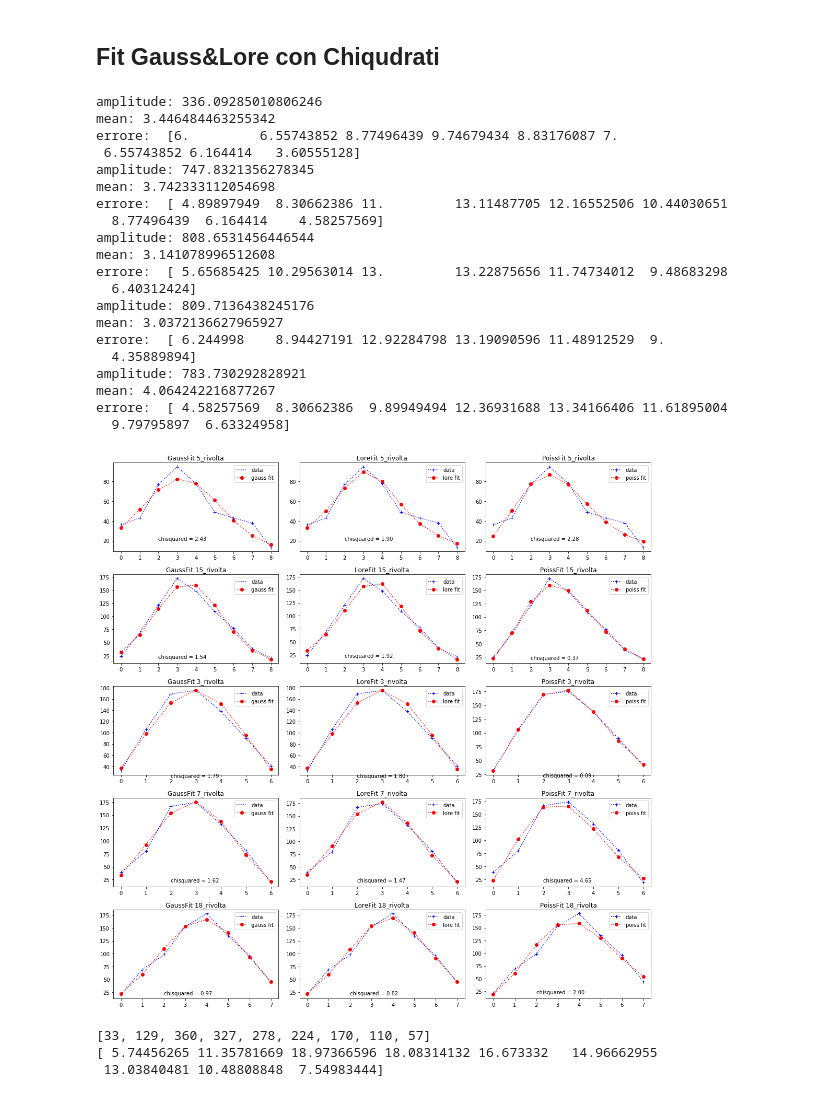
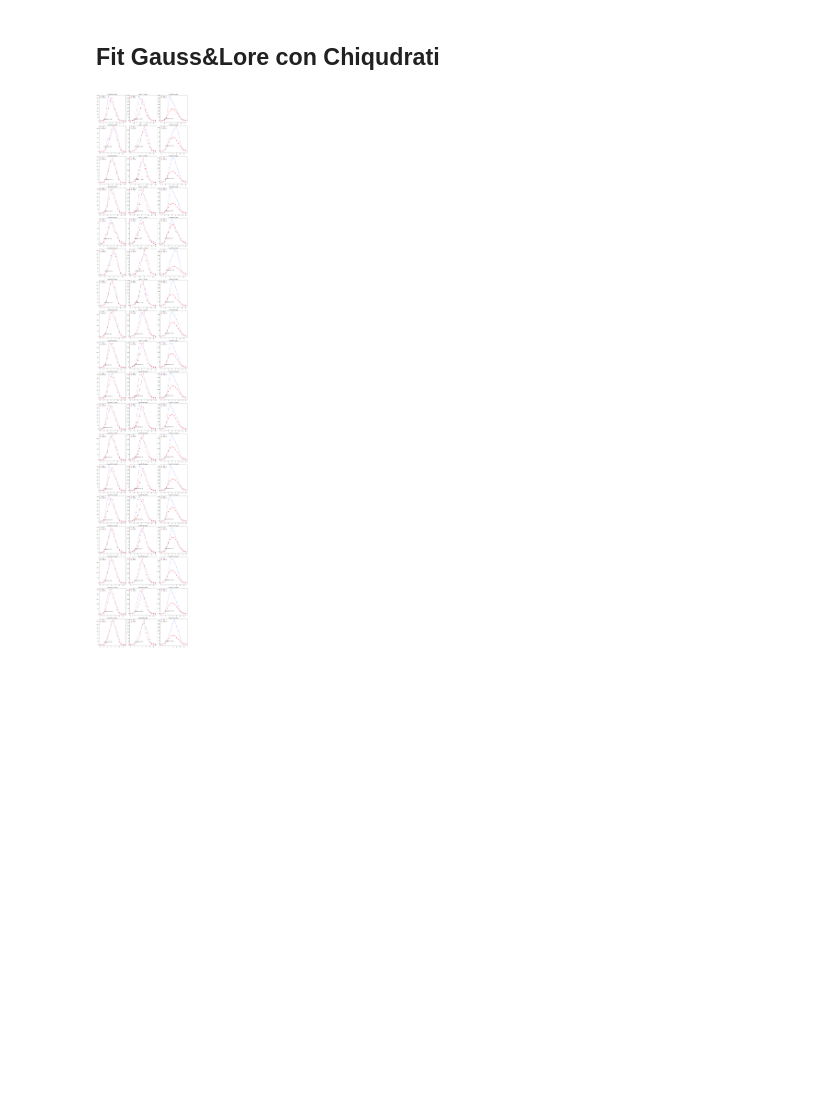
Before and after one commit to jackdeandrea/Econofisica, a Jupyter notebook: definizione_rivolte_fit.ipynb, the cells around one changed output. Drawn from its saved outputs; the diff is of its cells as text; code cells hidden in the pictures; blank space fills up the shorter version.

```diff
--- a/definizione_rivolte_fit.ipynb
+++ b/definizione_rivolte_fit.ipynb
@@ -58,7 +59,7 @@ def chiquadronorm(oss, fit, sigma, ddof, aiuto=False, norm=True):
 
 def gauss(x,a,x0,sigma,baseline):
     'Ritorna array gaussiano a partire da lista x secondo i parametri a,x0,sigma'
-    return (baseline + a*exp(-(x-x0)**2/(sigma*sigma)))
+    return (baseline + a*exp(-(x-x0)**2/(2*sigma*sigma)))
 
 
 def lore(x, a, x0, y0, baseline):
@@ -78,6 +79,11 @@ def fattoriale(x):
 def poisson(x, a, media, baseline):
     result = baseline + a*(media**x)*np.exp(-media)/fattoriale(x)
     return(result)
+
+def landau(x, mpv, eta, A, baseline):
+    x=double(x)
+    'Ritorna array landauiano a partire da lista x secondo i parametri suoi'
+    return (baseline + double(pylandau.landau(x, mpv=mpv, eta=eta, A=A)))
 # %% [markdown]
 ## Selecting Spikes
 # %%
@@ -121,7 +146,7 @@ def isola_spikes (y):
 # %% [markdown]
 ## Creo dizionario delle rivolte
 # %%
-rivolte_dict = isola_spikes(y)
+rivolte_dict = isola_spikes(y, 3)
 # %% [markdown]
 ## Seleziono N spikes a caso
 # %%
@@ -137,10 +162,13 @@ choosen_list = bellerivolte
 # %% [markdown]
 ## Fit Gauss&Lore con Chiqudrati
 # %%
-fig, ax = plt.subplots(nrows=len(choosen_list), ncols=3, figsize=(15,15))
+fig, ax = plt.subplots(nrows=len(rivolte_dict.keys()), ncols=3, figsize=(15,90))
 
+gauss_chisq_list = []
+lore_chisq_list = []
+poiss_chisq_list = []
 
-for i, rivolta in enumerate(choosen_list):
+for i, rivolta in enumerate(rivolte_dict.keys()):
 
     y = rivolte_dict[rivolta]
     x = range(len(y))
@@ -150,6 +178,7 @@ for i, rivolta in enumerate(choosen_list):
     #sigma_gauss = 2*sqrt(np.abs(gauss_params[2]*gauss_params[2]*2*log(2)))
     gauss_params,gauss_cov = curve_fit(gauss,x,y,p0=[200.,3.,2.5,0],sigma=sigma_gauss)
     gauss_red_chisq = chiquadronorm(y, gauss(x,*gauss_params), sigma_gauss, len(y)-len(gauss_params), norm=True)
+    gauss_chisq_list.append(gauss_red_chisq)
     #print('amplitude:', gauss_params[0])
     #print('mean:', gauss_params[1])
     #print('sigma:', gauss_params[2])
@@ -159,68 +188,49 @@ for i, rivolta in enumerate(choosen_list):
     sigma_lore = sigma_gauss
     lore_params,lore_cov = curve_fit(lore,x,y,p0=[-500.,3.,-2.,-30.],sigma=sigma_gauss)
     lore_red_chisq = chiquadronorm(y, lore(x,*lore_params), sigma_lore, len(y)-len(lore_params), norm=True)
+    lore_chisq_list.append(lore_red_chisq)
     #print('amplitude:', lore_params[0])
     #print('mean:', lore_params[1])
     #print('y0:', lore_params[2])
     #print('baseline:', lore_params[3])
     #print('errore: ', sigma_lore)
 
     sigma_poiss = sigma_gauss
     poiss_params,poiss_cov = curve_fit(poisson,x,y, p0=[400.,3.,0], sigma=sigma_poiss)
     poiss_red_chisq = chiquadronorm(y, poisson(x, *poiss_params), sigma_poiss, len(y)-len(poiss_params), norm=True)
-    print('amplitude:', poiss_params[0])
-    print('mean:', poiss_params[1])
-    print('errore: ', sigma_poiss)
+    poiss_chisq_list.append(poiss_red_chisq)
+    #print('amplitude:', poiss_params[0])
+    #print('mean:', poiss_params[1])
+    #print('errore: ', sigma_poiss)
+
+    landau_params, landau_cov = curve_fit(landau, x, y, p0=[3,5,100,0], sigma=sigma_gauss)
+    landau_red_chisq = chiquadronorm(y, landau(x,*landau_params), sigma_gauss, len(y)-len(landau_params), norm=True)
 
     ax[i][0].plot(x,y,'b+:',label='data')
     ax[i][0].plot(x,gauss(x,*gauss_params),'ro:',label='gauss fit')
-    ax[i][0].legend()
+    ax[i][0].legend(loc='upper left')
     ax[i][0].text(2,20,'chisquared = %.2f' % (gauss_red_chisq))
     ax[i][0].title.set_text('GaussFit ' + rivolta)
 
     ax[i][1].plot(x,y,'b+:',label='data')
     ax[i][1].plot(x,lore(x,*lore_params),'ro:',label='lore fit')
-    ax[i][1].legend()
+    ax[i][1].legend(loc='upper left')
     ax[i][1].text(2,20,'chisquared = %.2f' % (lore_red_chisq))
     ax[i][1].title.set_text('LoreFit ' + rivolta)
 
     ax[i][2].plot(x,y,'b+:',label='data')
     ax[i][2].plot(x,poisson(x,*poiss_params),'ro:',label='poiss fit')
-    ax[i][2].legend()
+    ax[i][2].legend(loc='upper left')
     ax[i][2].text(2,20,'chisquared = %.2f' % (poiss_red_chisq))
     ax[i][2].title.set_text('PoissFit ' + rivolta)
 
+    #ax[i][3].plot(x,y,'b+:',label='data')
+    #ax[i][3].plot(x,landau(x,*landau_params),'ro:',label='landa fit')
+    #ax[i][3].legend(loc='upper left')
+    #ax[i][3].text(2,20,'chisquared = %.2f' % (landau_red_chisq))
+    #ax[i][3].title.set_text('LandaFit ' + rivolta)
+
 fig.tight_layout()
 plt.show()
 # %% [output]
-amplitude: 336.09285010806246
-mean: 3.446484463255342
-errore:  [6.         6.55743852 8.77496439 9.74679434 8.83176087 7.
- 6.55743852 6.164414   3.60555128]
-amplitude: 747.8321356278345
-mean: 3.742333112054698
-errore:  [ 4.89897949  8.30662386 11.         13.11487705 12.16552506 10.44030651
-  8.77496439  6.164414    4.58257569]
-amplitude: 808.6531456446544
-mean: 3.141078996512608
-errore:  [ 5.65685425 10.29563014 13.         13.22875656 11.74734012  9.48683298
-  6.40312424]
-amplitude: 809.7136438245176
-mean: 3.0372136627965927
-errore:  [ 6.244998    8.94427191 12.92284798 13.19090596 11.48912529  9.
-  4.35889894]
-amplitude: 783.730292828921
-mean: 4.064242216877267
-errore:  [ 4.58257569  8.30662386  9.89949494 12.36931688 13.34166406 11.61895004
-  9.79795897  6.63324958]
-[figure, old version]
+[figure, new version]
-# %%
-ipsilon = rivolte_dict['13_rivolta']
-ics = range(len(ipsilon))
-err_ipsilon = np.where(np.sqrt(ipsilon) == 0, 1, np.sqrt(ipsilon))
-print(ipsilon)
-print(err_ipsilon)
-# %% [output]
-[33, 129, 360, 327, 278, 224, 170, 110, 57]
-[ 5.74456265 11.35781669 18.97366596 18.08314132 16.673332   14.96662955
- 13.03840481 10.48808848  7.54983444]
```
Also changed, not shown: parts of 20 cells of this notebook.
